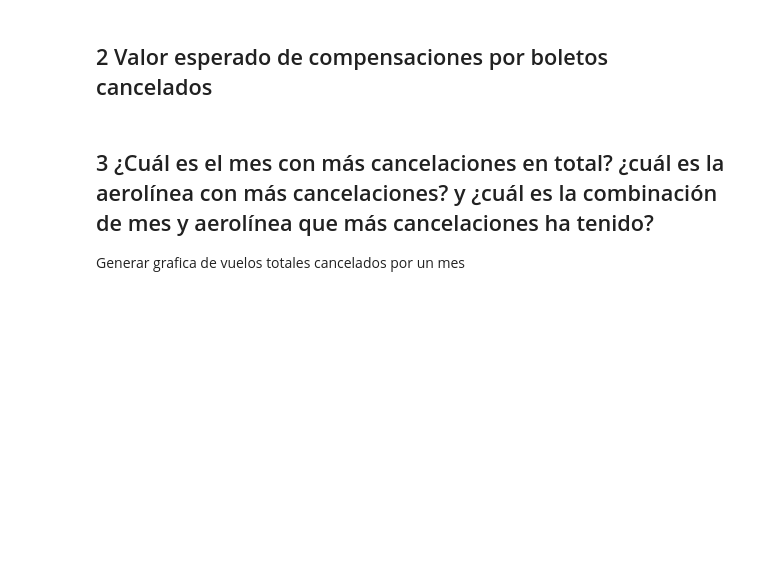
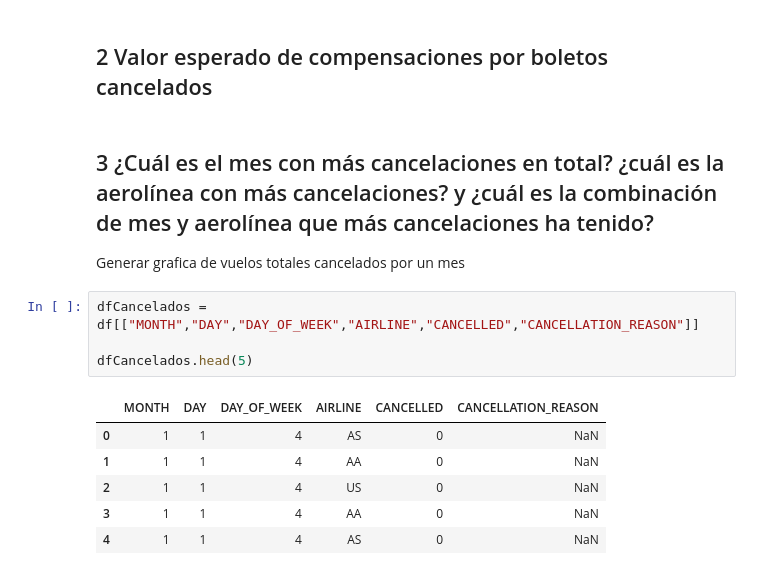
Before and after one commit to SleepWalKer09/FlightsDelayAnalysis, a Jupyter notebook: RetoAerolinea.ipynb, the cells around one changed output. Saved outputs shown, nothing was run; the diff lists cells and outputs as text; blank space fills up the shorter version.

```diff
--- a/RetoAerolinea.ipynb
+++ b/RetoAerolinea.ipynb
@@ -107,3 +106,14 @@ fig.show()
 ## 3 ¿Cuál es el mes con más cancelaciones en total? ¿cuál es la aerolínea con más cancelaciones? y ¿cuál es la combinación de mes y aerolínea que más cancelaciones ha tenido?
 
 Generar grafica de vuelos totales cancelados por un mes
+# %%
+dfCancelados = df[["MONTH","DAY","DAY_OF_WEEK","AIRLINE","CANCELLED","CANCELLATION_REASON"]]
+
+dfCancelados.head(5)
+# %% [output]
+|  | MONTH | DAY | DAY_OF_WEEK | AIRLINE | CANCELLED | CANCELLATION_REASON |
+| 0 | 1 | 1 | 4 | AS | 0 | NaN |
+| 1 | 1 | 1 | 4 | AA | 0 | NaN |
+| 2 | 1 | 1 | 4 | US | 0 | NaN |
+| 3 | 1 | 1 | 4 | AA | 0 | NaN |
+| 4 | 1 | 1 | 4 | AS | 0 | NaN |
```
Also changed, not shown: parts of 9 cells of this notebook.
